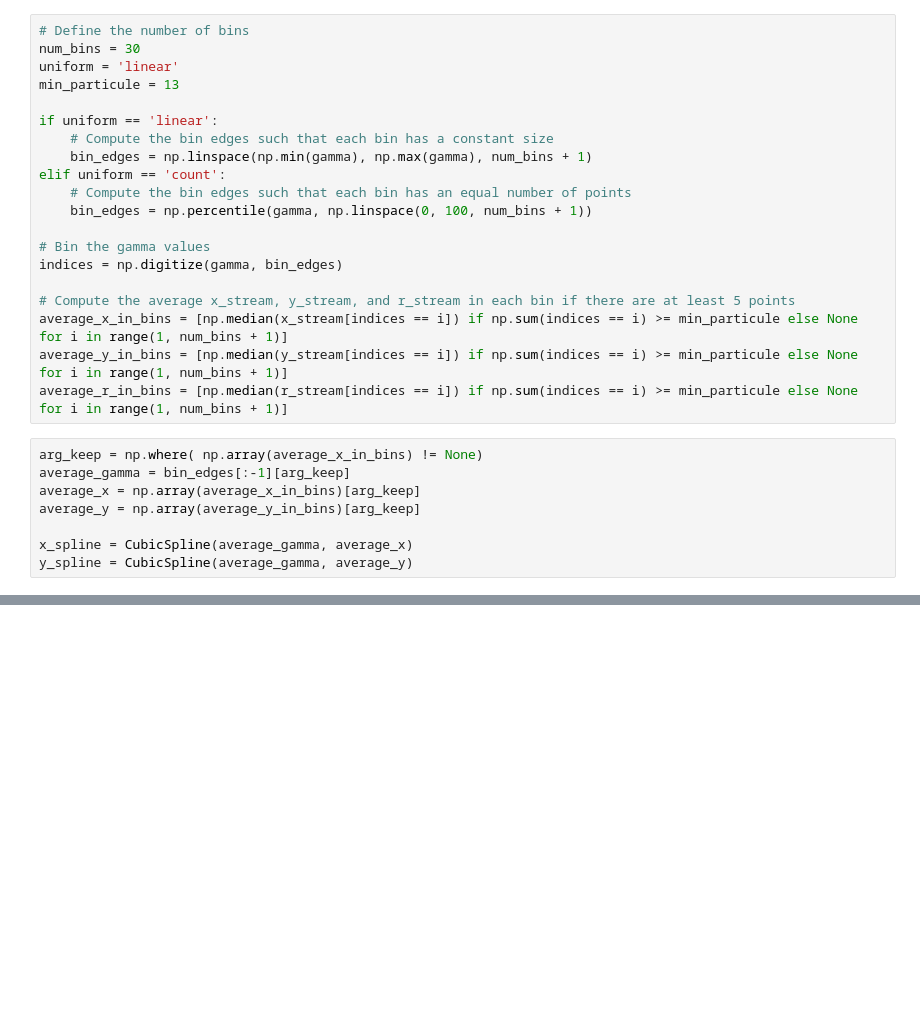
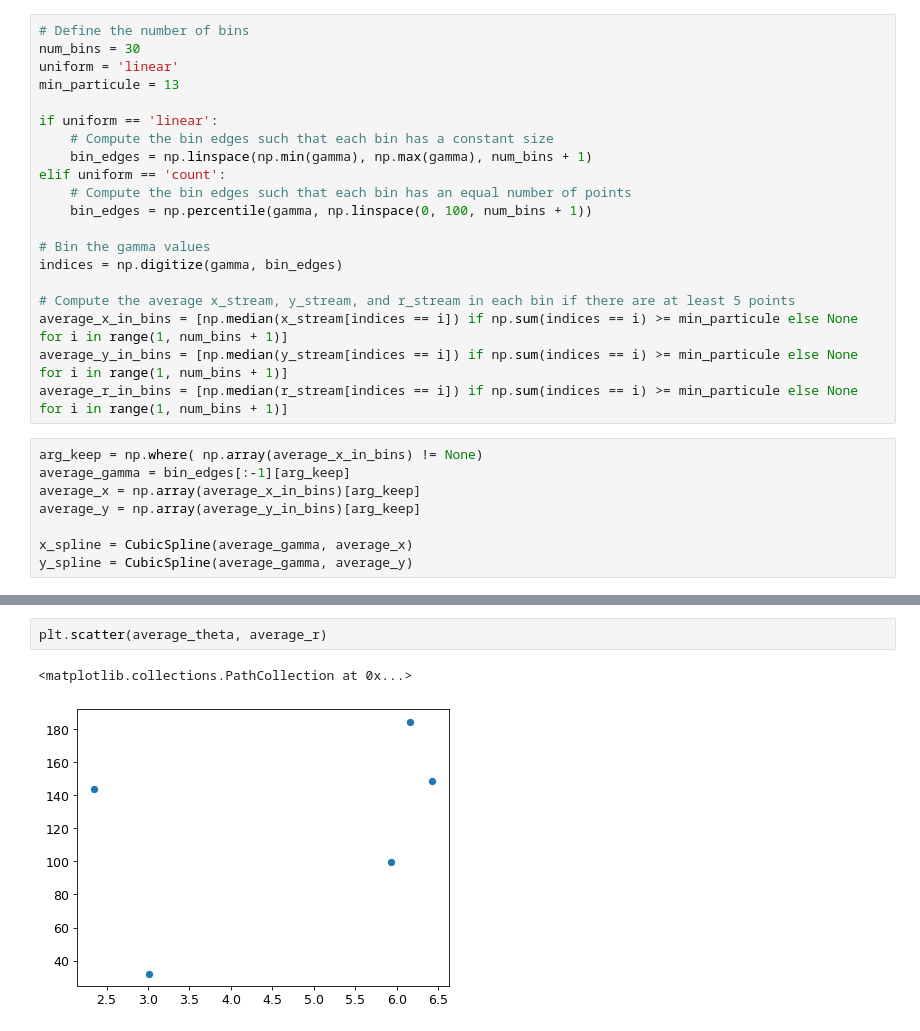
Before and after one commit to David-Chemaly/Stream_Modeling, a Jupyter notebook: get_ordering.ipynb, the cells around one changed output, grey strips where cells are left out. Cells and saved outputs as stored; diff of their text form; blank space fills up the shorter version.

```diff
--- a/get_ordering.ipynb
+++ b/get_ordering.ipynb
@@ -242,0 +241,5 @@ plt.scatter(average_x, average_y, color='k')
+# %%
+plt.scatter(average_theta, average_r)
+# %% [output]
+<matplotlib.collections.PathCollection at 0x...>
+[figure, added]
```
Also changed, not shown: parts of 18 cells of this notebook, 15 other files.
